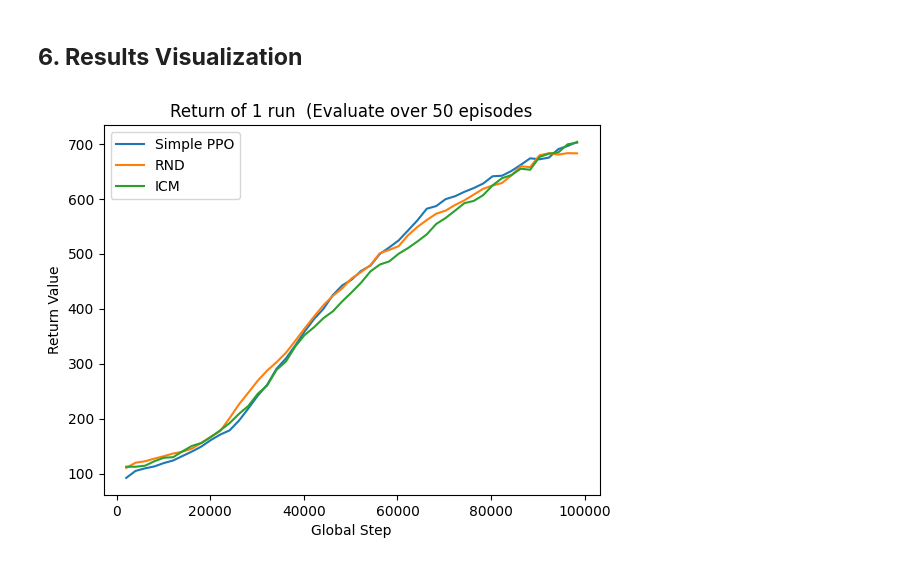
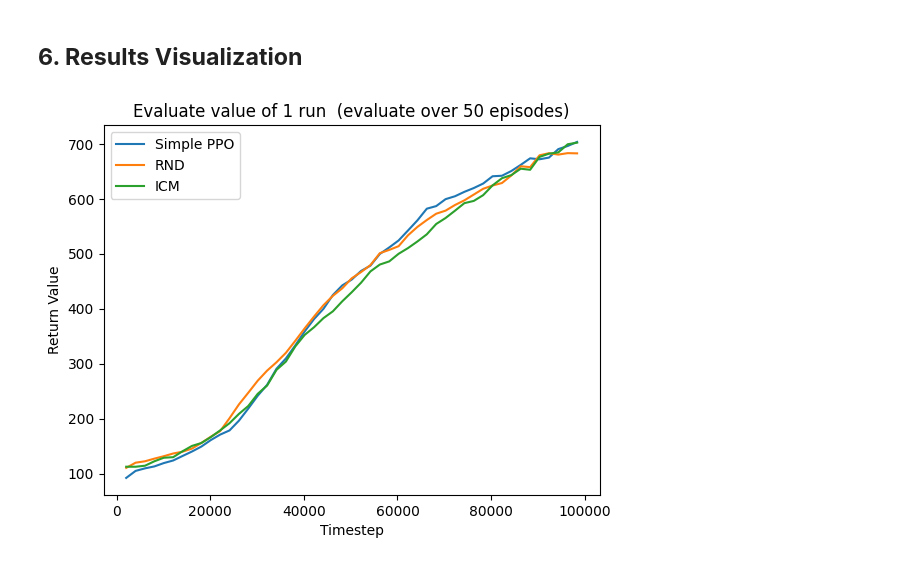
Before and after one commit to rl-memory-exploration-tutorial/rl-memory-exploration-tutorial.github.io, a Jupyter notebook: resources/code/partB/Memory_for_Suprised-driven_Exploration_Classic_Control.ipynb, the cells around one changed output. Drawn from its saved outputs; the diff is of its cells as text; code cells hidden in the pictures.

```diff
--- a/resources/code/partB/Memory_for_Suprised-driven_Exploration_Classic_Control.ipynb
+++ b/resources/code/partB/Memory_for_Suprised-driven_Exploration_Classic_Control.ipynb
@@ -1050,12 +1075,12 @@ for df in dfs:
 # %%
 # Plot the data
 plt.plot(df_simple_PPO["global_step"], df_simple_PPO["return_value_smoothed"], label='Simple PPO')
 plt.plot(df_rnd["global_step"], df_rnd["return_value_smoothed"], label='RND')
 plt.plot(df_icm["global_step"], df_icm["return_value_smoothed"], label='ICM')
-plt.xlabel('Global Step')
+plt.xlabel('Timestep')
 plt.ylabel('Return Value')
-plt.title('Return of 1 run  (Evaluate over 50 episodes)')
+plt.title('Evaluate value of 1 run  (evaluate over 50 episodes)')
 plt.legend()
 plt.show()
 # %% [output]
-[figure, old version]
+[figure, new version]
```
Also changed, not shown: parts of 9 cells of this notebook, 13 other files.
